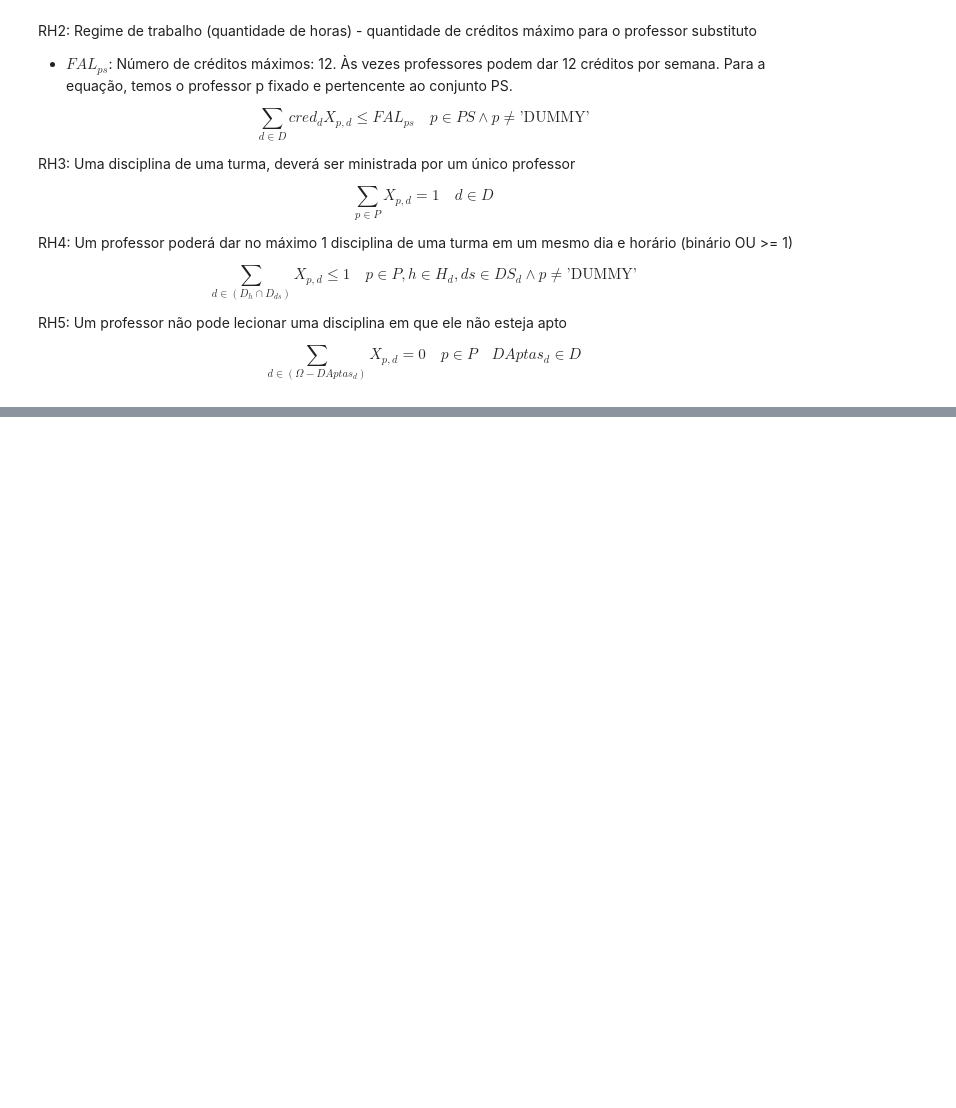
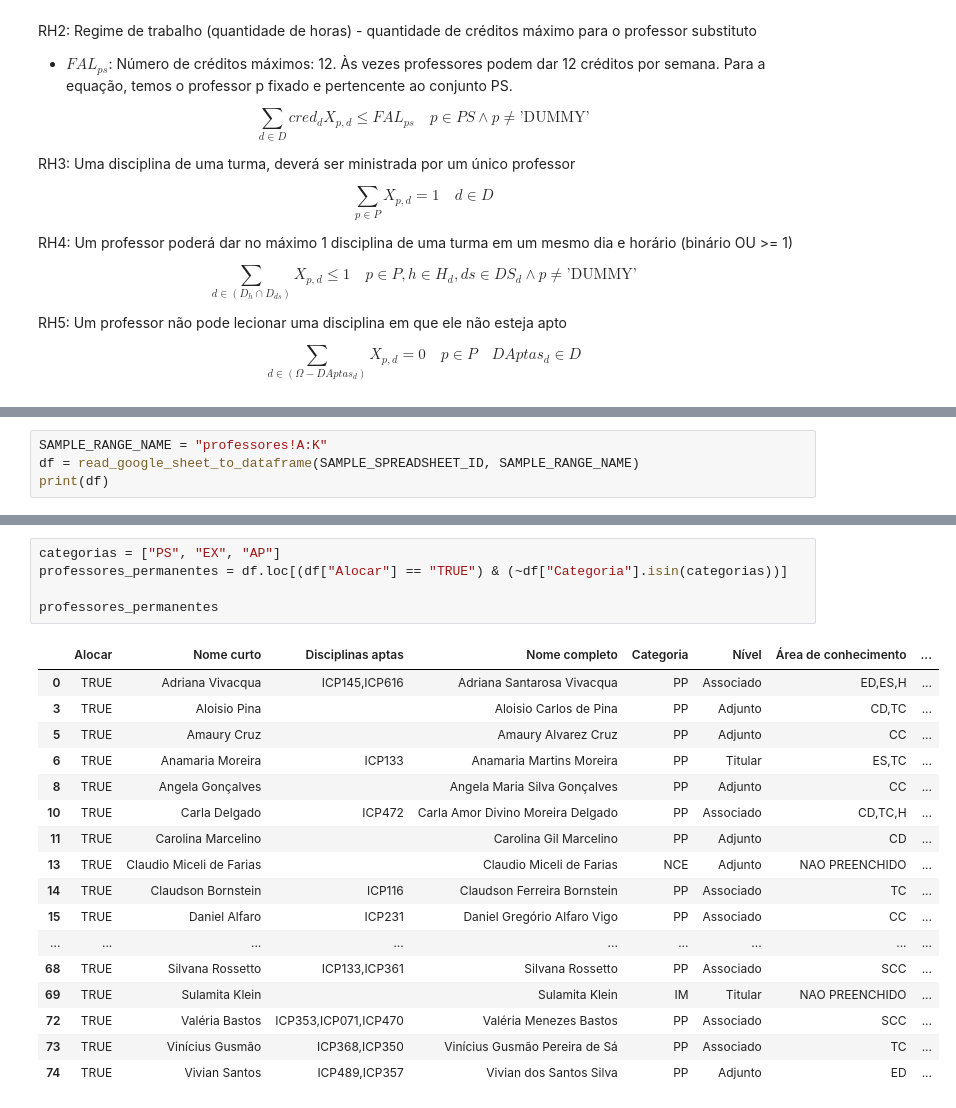
Before and after one commit to gabriellydeandrade/course_timetabling, a Jupyter notebook: course_timetabling/course_timetabling.ipynb, the cells around one changed output, grey strips where cells are left out. Cells and saved outputs as stored; diff of their text form; blank space fills up the shorter version.

Commit message:
WIP reading from google sheet

```diff
--- a/course_timetabling/course_timetabling.ipynb
+++ b/course_timetabling/course_timetabling.ipynb
@@ -141,0 +203,4 @@ $$
+# %%
+SAMPLE_RANGE_NAME = "professores!A:K"
+df = read_google_sheet_to_dataframe(SAMPLE_SPREADSHEET_ID, SAMPLE_RANGE_NAME)
+print(df)
@@ -141,0 +225,23 @@ $$
+# %%
+categorias = ["PS", "EX", "AP"]
+professores_permanentes = df.loc[(df["Alocar"] == "TRUE") & (~df["Categoria"].isin(categorias))]
+
+professores_permanentes
+# %% [output]
+|  | Alocar | Nome curto | Disciplinas aptas | Nome completo | Categoria | Nível | Área de conhecimento | ... |
+| 0 | TRUE | Adriana Vivacqua | ICP145,ICP616 | Adriana Santarosa Vivacqua | PP | Associado | ED,ES,H | ... |
+| 3 | TRUE | Aloisio Pina |  | Aloisio Carlos de Pina | PP | Adjunto | CD,TC | ... |
+| 5 | TRUE | Amaury Cruz |  | Amaury Alvarez Cruz | PP | Adjunto | CC | ... |
+| 6 | TRUE | Anamaria Moreira | ICP133 | Anamaria Martins Moreira | PP | Titular | ES,TC | ... |
+| 8 | TRUE | Angela Gonçalves |  | Angela Maria Silva Gonçalves | PP | Adjunto | CC | ... |
+| 10 | TRUE | Carla Delgado | ICP472 | Carla Amor Divino Moreira Delgado | PP | Associado | CD,TC,H | ... |
+| 11 | TRUE | Carolina Marcelino |  | Carolina Gil Marcelino | PP | Adjunto | CD | ... |
+| 13 | TRUE | Claudio Miceli de Farias |  | Claudio Miceli de Farias | NCE | Adjunto | NAO PREENCHIDO | ... |
+| 14 | TRUE | Claudson Bornstein | ICP116 | Claudson Ferreira Bornstein | PP | Associado | TC | ... |
+| 15 | TRUE | Daniel Alfaro | ICP231 | Daniel Gregório Alfaro Vigo | PP | Associado | CC | ... |
+| ... | ... | ... | ... | ... | ... | ... | ... | ... |
+| 68 | TRUE | Silvana Rossetto | ICP133,ICP361 | Silvana Rossetto | PP | Associado | SCC | ... |
+| 69 | TRUE | Sulamita Klein |  | Sulamita Klein | IM | Titular | NAO PREENCHIDO | ... |
+| 72 | TRUE | Valéria Bastos | ICP353,ICP071,ICP470 | Valéria Menezes Bastos | PP | Associado | SCC | ... |
+| 73 | TRUE | Vinícius Gusmão | ICP368,ICP350 | Vinícius Gusmão Pereira de Sá | PP | Associado | TC | ... |
+| 74 | TRUE | Vivian Santos | ICP489,ICP357 | Vivian dos Santos Silva | PP | Adjunto | ED | ... |
```
Also changed, not shown: parts of 7 cells of this notebook, 6 other files.
